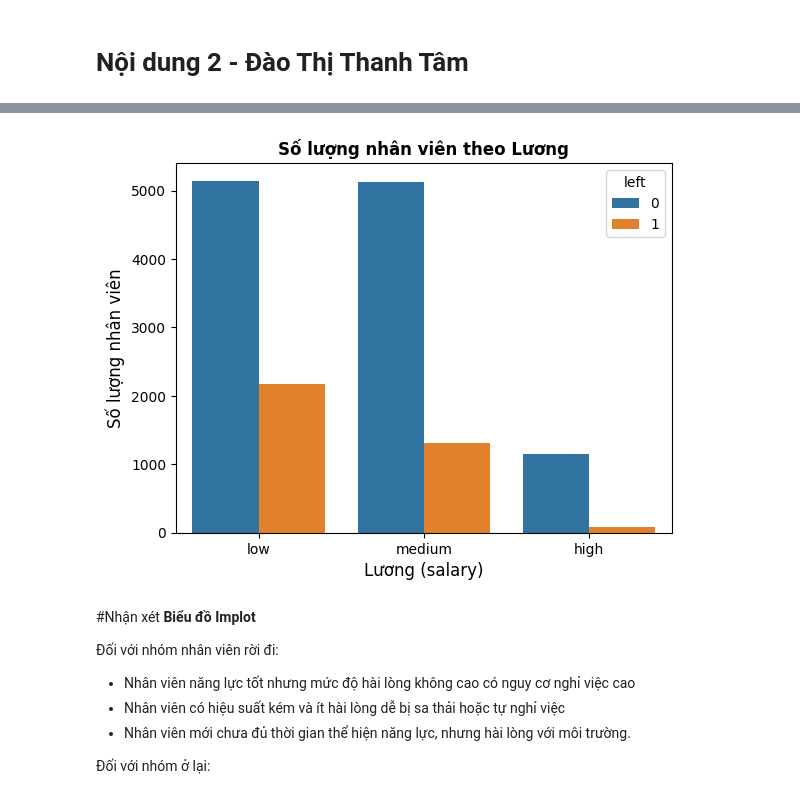
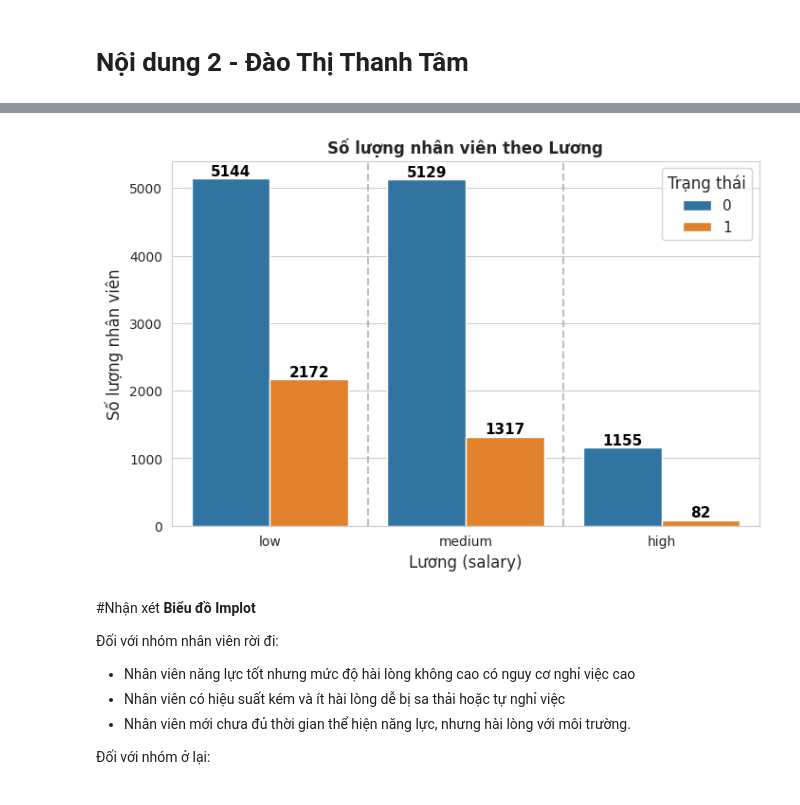
Before and after one commit to Cgaz275/PTDL, a Jupyter notebook: PTDL.ipynb, the cells around one changed output, grey strips where cells are left out. Saved outputs shown, nothing was run; the diff lists cells and outputs as text; code cells hidden in the pictures.

```diff
--- a/PTDL.ipynb
+++ b/PTDL.ipynb
@@ -152,7 +152,8 @@ plt.show()
 # Nội dung 2 - Đào Thị Thanh Tâm
 # %%
 pastel_palette = {0: "#4c72b0", 1: "#c44e52"}
-plot = sns.lmplot(
+sns.set_style("whitegrid")
+sns.lmplot(
     x="satisfaction_level",
     y="last_evaluation",
     data=df,
@@ -176,14 +177,24 @@ plt.show()
 # %%
  # box plot
-sns.boxplot(
+plt.figure(figsize=(8, 5))
+sns.set_style("whitegrid")
+ax = sns.boxplot(
     x='salary',
     y='satisfaction_level',
     data=df,
     hue='salary',
     palette="deep",  # Màu gradient xanh - đỏ
     width=0.6,  # Giảm độ rộng để đẹp hơn
-    linewidth=1.5  # Làm nét đậm hơn
+    linewidth=1.5,  # Làm nét đậm hơn
+    showfliers=False
 )
+# Đếm số nhân viên theo từng mức lương
+salary_counts = df['salary'].value_counts().reindex(df['salary'].unique())
+
+# Cập nhật tick labels
+ax.set_xticks(range(len(salary_counts)))
+ax.set_xticklabels([f"{cat}\n(N={salary_counts[cat]})" for cat in salary_counts.index])
+
 plt.title("So sánh phân phối mức độ hài lòng theo mức lương", fontsize=14, fontweight='bold')
 plt.xlabel("Lương", fontsize=12)
 plt.ylabel("Mức độ hài lòng", fontsize=12)
@@ -194,12 +205,28 @@ plt.show()
 # %%
 # count plot
-sns.countplot(x='salary', data=df, hue='left')
+plt.figure(figsize=(8, 5))  # Điều chỉnh kích thước biểu đồ
+sns.set_style("whitegrid")  # Cài đặt kiểu lưới
+ax = sns.countplot(
+    x='salary',
+    data=df,
+    hue='left')
+for p in ax.patches:
+    if p.get_height() > 0:  # Kiểm tra nếu cột có giá trị lớn hơn 0
+        ax.annotate(
+            f'{int(p.get_height())}',
+            (p.get_x() + p.get_width() / 2., p.get_height()),
+            ha='center', va='bottom',
+            fontsize=11, fontweight='bold', color='black'
+        )
+for x in range(len(df['salary'].unique()) - 1):
+    plt.axvline(x + 0.5, color='gray', linestyle='--', alpha=0.5)
 plt.title("Số lượng nhân viên theo Lương", fontweight='bold')
 plt.xlabel("Lương (salary)", fontsize=12)
 plt.ylabel("Số lượng nhân viên", fontsize=12)
+plt.legend(title="Trạng thái", title_fontsize=12, fontsize=11)
 plt.show()
 # %% [output]
-[figure, old version]
+[figure, new version]
 # %% [markdown]
 #Nhận xét
 **Biểu đồ Implot**
```
Also changed, not shown: parts of 2 cells of this notebook.
